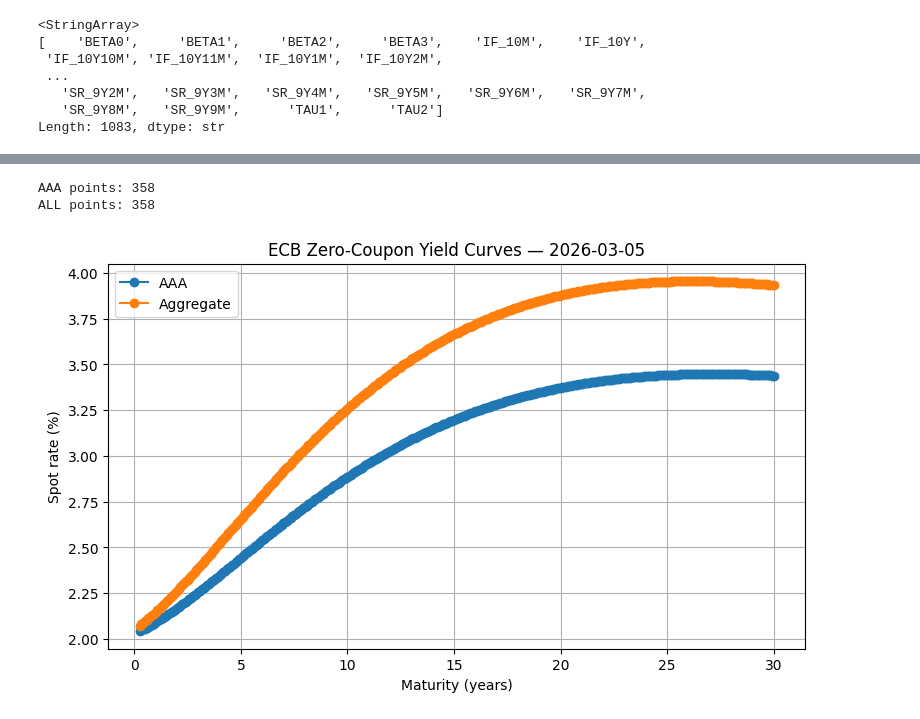
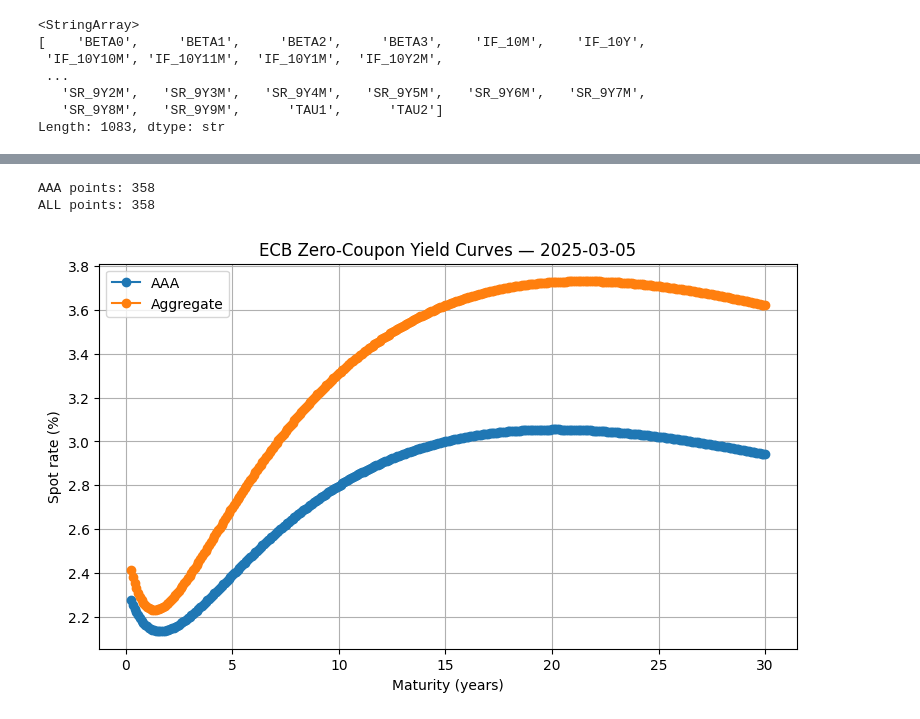
Before and after one commit to manueljcerezo00/Vasicek_Default_Intensity_Calibration, a Jupyter notebook: notebooks/01_data_inspection.ipynb, the cells around one changed output, grey strips where cells are left out. Cells and saved outputs as stored; diff of their text form; code cells hidden in the pictures.

Commit message:
Yield Curve Snapshot

```diff
--- a/notebooks/01_data_inspection.ipynb
+++ b/notebooks/01_data_inspection.ipynb
@@ -102,0 +106,26 @@ plt.show()
+# %%
+import numpy as np
+
+# Calculate ZC prices for the entire curve and check for monotonicity in continuous compounding
+# ensure date is datetime
+aaa_spot["TIME_PERIOD"] = pd.to_datetime(aaa_spot["TIME_PERIOD"])
+
+# choose a date (must exist in dataset)
+date = pd.Timestamp("2023-01-05")
+
+# slice curve
+curve = aaa_spot[aaa_spot["TIME_PERIOD"] == date]
+
+# sort by maturity
+curve = curve.sort_values("maturity_years")
+
+curve["ZC_price"] = np.exp(-curve["OBS_VALUE"] * curve["maturity_years"] / 100)
+
+# plot
+plt.figure(figsize=(8,5))
+plt.plot(curve["maturity_years"], curve["ZC_price"], marker="o")
+plt.xlabel("Maturity (years)")
+plt.ylabel("Zero-Coupon Price")
+plt.title(f"AAA Zero-Coupon Yield Curve — {date.date()}")
+plt.grid(True)
+plt.show()
@@ -130,8 +161,8 @@ def plot_two_curves(df_aaa, df_all, date):
     plt.grid(True)
     plt.show()
 # %%
-plot_two_curves(aaa_spot, all_bonds_spot, "2026-03-05")
+plot_two_curves(aaa_spot, all_bonds_spot, "2025-03-05")
 # %% [output]
 AAA points: 358
 ALL points: 358
-[figure, old version]
+[figure, new version]
```
Also changed, not shown: parts of 8 cells of this notebook, 6 other files.
